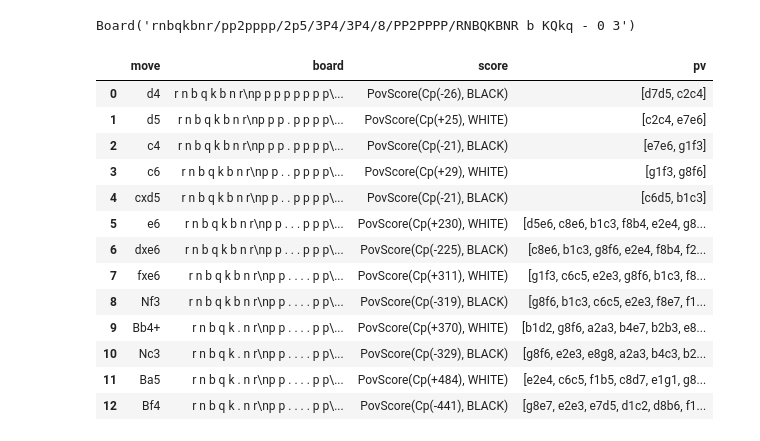
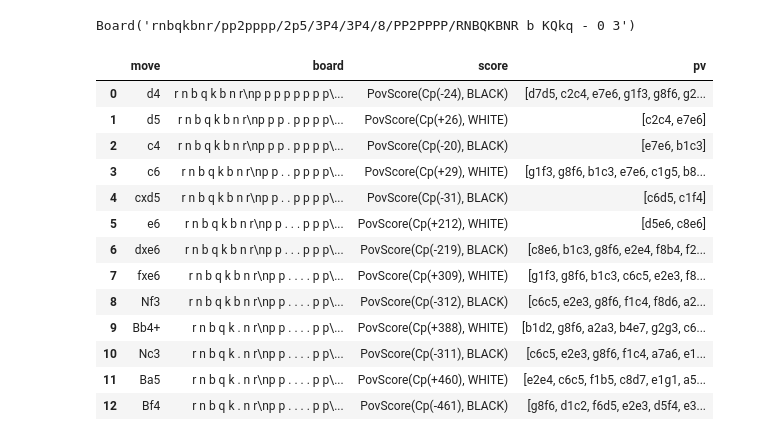
Before and after one commit to h427ur/chyas, a Jupyter notebook: chyas.ipynb, the cells around one changed output. Saved outputs shown, nothing was run; the diff lists cells and outputs as text; code cells hidden in the pictures.

```diff
--- a/chyas.ipynb
+++ b/chyas.ipynb
@@ -28,7 +28,8 @@ with open(path, "r", encoding="utf-8") as rec:
     rec.seek(0) #커서를 처음 위치로 옮기기
     game = chess.pgn.read_game(rec)
 
-engine = chess.engine.SimpleEngine.popen_uci("./stockfish/stockfish")
+engine1 = chess.engine.SimpleEngine.popen_uci("./engines/stockfish")
+engine2 = chess.engine.SimpleEngine.popen_uci(["./engines/lc0", "-w", "./model/model.gz" ])
 anal_df = pd.DataFrame(texts, columns=["move"])
 
 board = game.board()
@@ -61,22 +67,22 @@ Board('rnbqkbnr/pp2pppp/2p5/3P4/3P4/8/PP2PPPP/RNBQKBNR b KQkq - 0 3')
 # %%
 #anal에서 필요한 거: score, pv
 for i in anal_df.index:
-    anal = engine.analyse(anal_df.board.loc[i], chess.engine.Limit(time=1))
+    anal = engine1.analyse(anal_df.board.loc[i], chess.engine.Limit(time=1))
     anal_df.loc[i, ["score"]] = anal["score"]
     anal_df.at[i, "pv"] = anal["pv"]
 anal_df
 # %% [output]
 |  | move | board | score | pv |
-| 0 | d4 | r n b q k b n r\np p p p p p p p\... | PovScore(Cp(-26), BLACK) | [d7d5, c2c4] |
-| 1 | d5 | r n b q k b n r\np p p . p p p p\... | PovScore(Cp(+25), WHITE) | [c2c4, e7e6] |
-| 2 | c4 | r n b q k b n r\np p p . p p p p\... | PovScore(Cp(-21), BLACK) | [e7e6, g1f3] |
-| 3 | c6 | r n b q k b n r\np p . . p p p p\... | PovScore(Cp(+29), WHITE) | [g1f3, g8f6] |
-| 4 | cxd5 | r n b q k b n r\np p . . p p p p\... | PovScore(Cp(-21), BLACK) | [c6d5, b1c3] |
-| 5 | e6 | r n b q k b n r\np p . . . p p p\... | PovScore(Cp(+230), WHITE) | [d5e6, c8e6, b1c3, f8b4, e2e4, g8... |
-| 6 | dxe6 | r n b q k b n r\np p . . . p p p\... | PovScore(Cp(-225), BLACK) | [c8e6, b1c3, g8f6, e2e4, f8b4, f2... |
-| 7 | fxe6 | r n b q k b n r\np p . . . . p p\... | PovScore(Cp(+311), WHITE) | [g1f3, c6c5, e2e3, g8f6, b1c3, f8... |
-| 8 | Nf3 | r n b q k b n r\np p . . . . p p\... | PovScore(Cp(-319), BLACK) | [g8f6, b1c3, c6c5, e2e3, f8e7, f1... |
-| 9 | Bb4+ | r n b q k . n r\np p . . . . p p\... | PovScore(Cp(+370), WHITE) | [b1d2, g8f6, a2a3, b4e7, b2b3, e8... |
-| 10 | Nc3 | r n b q k . n r\np p . . . . p p\... | PovScore(Cp(-329), BLACK) | [g8f6, e2e3, e8g8, a2a3, b4c3, b2... |
-| 11 | Ba5 | r n b q k . n r\np p . . . . p p\... | PovScore(Cp(+484), WHITE) | [e2e4, c6c5, f1b5, c8d7, e1g1, g8... |
-| 12 | Bf4 | r n b q k . n r\np p . . . . p p\... | PovScore(Cp(-441), BLACK) | [g8e7, e2e3, e7d5, d1c2, d8b6, f1... |
+| 0 | d4 | r n b q k b n r\np p p p p p p p\... | PovScore(Cp(-24), BLACK) | [d7d5, c2c4, e7e6, g1f3, g8f6, g2... |
+| 1 | d5 | r n b q k b n r\np p p . p p p p\... | PovScore(Cp(+26), WHITE) | [c2c4, e7e6] |
+| 2 | c4 | r n b q k b n r\np p p . p p p p\... | PovScore(Cp(-20), BLACK) | [e7e6, b1c3] |
+| 3 | c6 | r n b q k b n r\np p . . p p p p\... | PovScore(Cp(+29), WHITE) | [g1f3, g8f6, b1c3, e7e6, c1g5, b8... |
+| 4 | cxd5 | r n b q k b n r\np p . . p p p p\... | PovScore(Cp(-31), BLACK) | [c6d5, c1f4] |
+| 5 | e6 | r n b q k b n r\np p . . . p p p\... | PovScore(Cp(+212), WHITE) | [d5e6, c8e6] |
+| 6 | dxe6 | r n b q k b n r\np p . . . p p p\... | PovScore(Cp(-219), BLACK) | [c8e6, b1c3, g8f6, e2e4, f8b4, f2... |
+| 7 | fxe6 | r n b q k b n r\np p . . . . p p\... | PovScore(Cp(+309), WHITE) | [g1f3, g8f6, b1c3, c6c5, e2e3, f8... |
+| 8 | Nf3 | r n b q k b n r\np p . . . . p p\... | PovScore(Cp(-312), BLACK) | [c6c5, e2e3, g8f6, f1c4, f8d6, a2... |
+| 9 | Bb4+ | r n b q k . n r\np p . . . . p p\... | PovScore(Cp(+388), WHITE) | [b1d2, g8f6, a2a3, b4e7, g2g3, c6... |
+| 10 | Nc3 | r n b q k . n r\np p . . . . p p\... | PovScore(Cp(-311), BLACK) | [c6c5, e2e3, g8f6, f1c4, a7a6, e1... |
+| 11 | Ba5 | r n b q k . n r\np p . . . . p p\... | PovScore(Cp(+460), WHITE) | [e2e4, c6c5, f1b5, c8d7, e1g1, a5... |
+| 12 | Bf4 | r n b q k . n r\np p . . . . p p\... | PovScore(Cp(-461), BLACK) | [g8f6, d1c2, f6d5, e2e3, d5f4, e3... |
```
Also changed, not shown: parts of 3 cells of this notebook, 1 other file.
